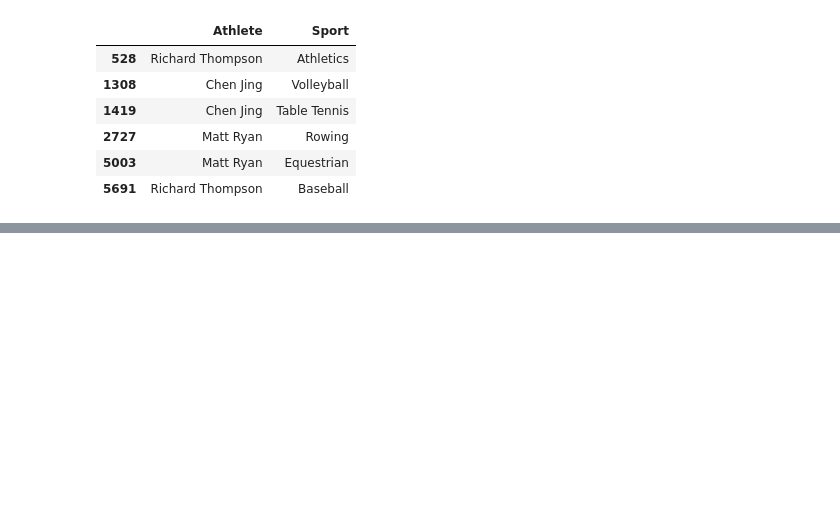
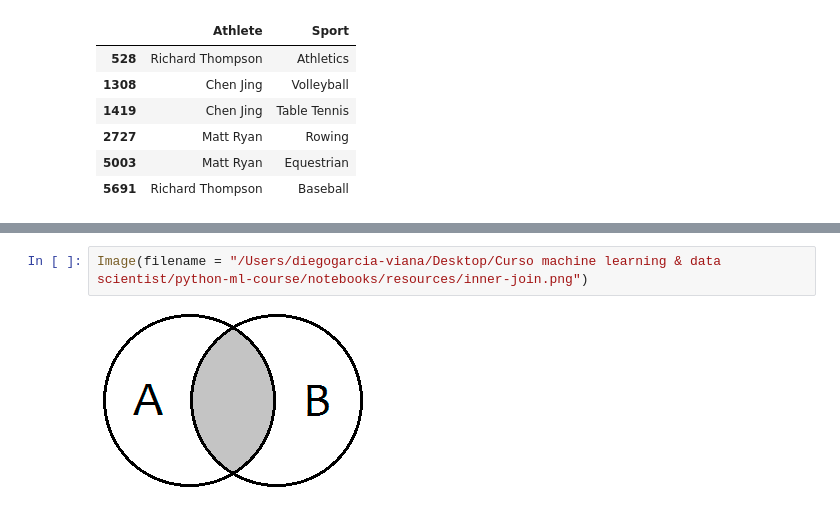
Before and after one commit to DGV1995/Machine-Learning-Data-Science, a Jupyter notebook: My notebooks/T2 - 4 - Data Cleaning - Concatenación de datos.ipynb, the cells around one changed output, grey strips where cells are left out. Saved outputs shown, nothing was run; the diff lists cells and outputs as text; blank space fills up the shorter version.

Commit message:
Actualización de los notebooks

```diff
--- a/My notebooks/T2 - 4 - Data Cleaning - Concatenación de datos.ipynb
+++ b/My notebooks/T2 - 4 - Data Cleaning - Concatenación de datos.ipynb
@@ -242,0 +316,4 @@ data_sports[(data_sports["Athlete"]=="Chen Jing") |
+# %%
+Image(filename = "/Users/diegogarcia-viana/Desktop/Curso machine learning & data scientist/python-ml-course/notebooks/resources/inner-join.png")
+# %% [output]
+[figure, added]
```
Also changed, not shown: parts of 26 cells of this notebook.
